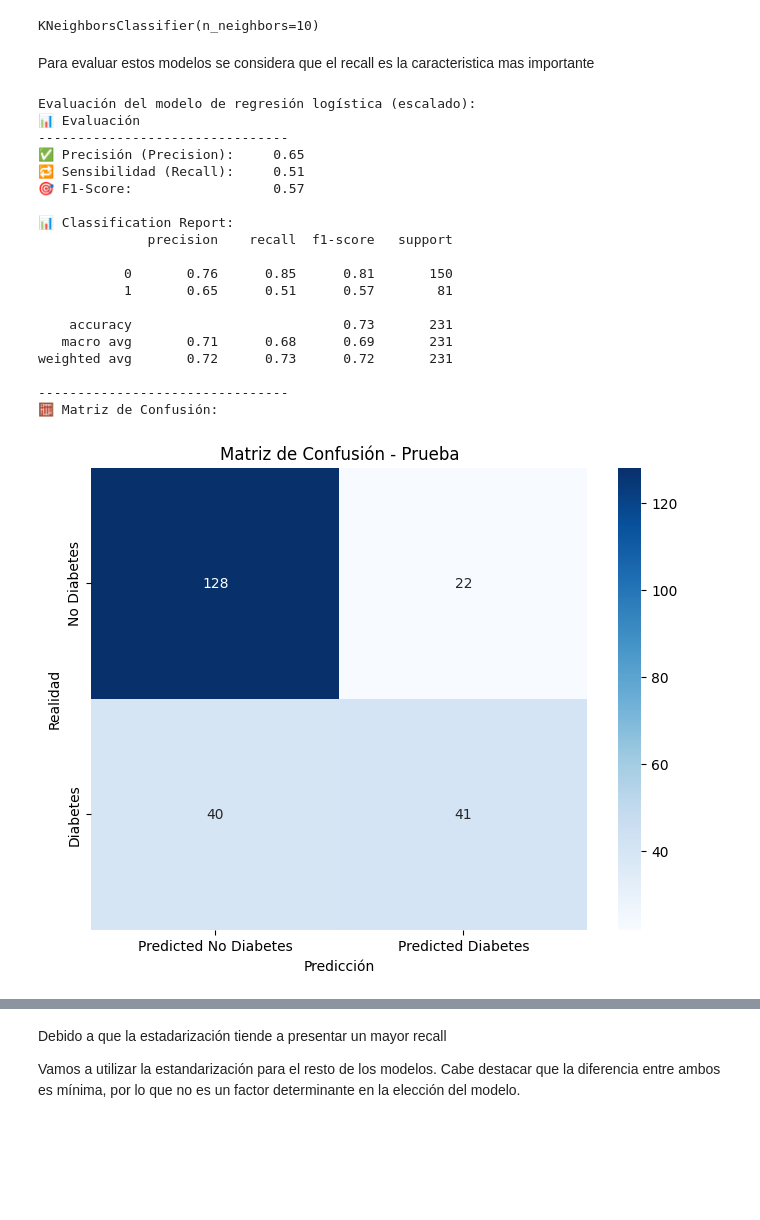
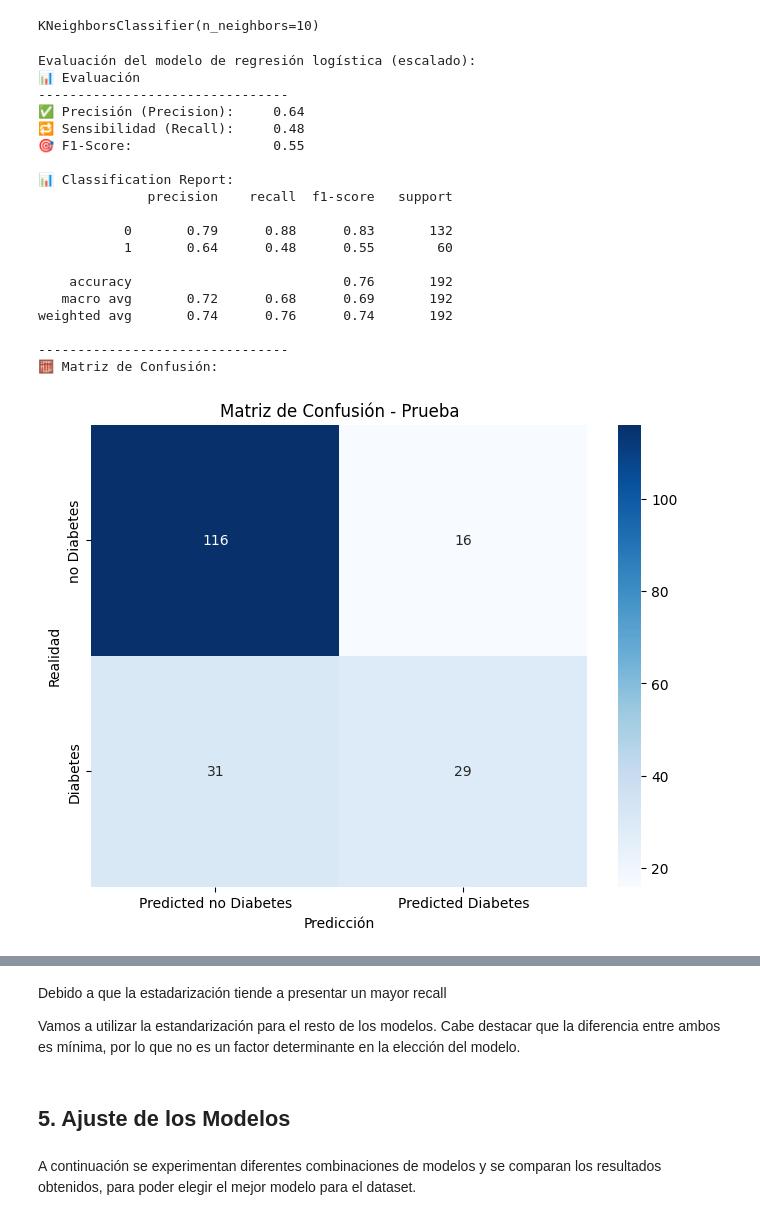
Before and after one commit to XoulEater/Proyecto_1_IA, a Jupyter notebook: diabetes.ipynb, the cells around one changed output, grey strips where cells are left out. Drawn from its saved outputs; the diff is of its cells as text; code cells hidden in the pictures; blank space fills up the shorter version.

```diff
--- a/diabetes.ipynb
+++ b/diabetes.ipynb
@@ -132,0 +146,3 @@ plt.show()
+# %%
+# Drop BloodPressure and SkinThickness
+data.drop(columns=['BloodPressure', 'SkinThickness'], inplace=True)
@@ -143,5 +164,5 @@ from sklearn.preprocessing import StandardScaler
 # %%
-
+# Función para evaluar modelos
 def evaluate_model(X_test, y_test, model, threshold=0.5, cmap='Blues'):
     # Predecir probabilidades
     y_prob = model.predict_proba(X_test)[:, 1]
@@ -149,7 +170,7 @@ def evaluate_model(X_test, y_test, model, threshold=0.5, cmap='Blues'):
     # Ajustar el umbral de decisión
     y_test_pred = (y_prob >= threshold).astype(int)
 
- # Evaluar el modelo en el conjunto de prueba
+    # Evaluar el modelo en el conjunto de prueba
     precision = precision_score(y_test, y_test_pred)
     recall = recall_score(y_test, y_test_pred)
     f1 = f1_score(y_test, y_test_pred)
@@ -165,7 +186,7 @@ def evaluate_model(X_test, y_test, model, threshold=0.5, cmap='Blues'):
     # Visualizar la matriz de confusión para prueba
     print("🧮 Matriz de Confusión:")
     cm_test = confusion_matrix(y_test, y_test_pred)
-    cm_test_df = pd.DataFrame(cm_test, index=['No Diabetes', 'Diabetes'], columns=['Predicted No Diabetes', 'Predicted Diabetes'])
+    cm_test_df = pd.DataFrame(cm_test, index=['no Diabetes', 'Diabetes'], columns=['Predicted no Diabetes', 'Predicted Diabetes'])
     plt.figure(figsize=(8, 6))
     sns.heatmap(cm_test_df, annot=True, fmt='d', cmap=cmap)
     plt.title('Matriz de Confusión - Prueba')
@@ -177,14 +200,14 @@ def evaluate_model(X_test, y_test, model, threshold=0.5, cmap='Blues'):
 # %%
-# Normalizar los datos
-X = df.drop('Outcome', axis=1)
-y = df['Outcome']
+# Definir features y target
+X = data.drop('Outcome', axis=1)
+y = data['Outcome']
 
 # Datos usando estandarización (StandardScaler)
 scaler = StandardScaler()
 X_scaled = scaler.fit_transform(X)
 
 # Datos usando normalización (MinMaxScaler)
-from sklearn.preprocessing import MinMaxScaler
+
 scaler = MinMaxScaler()
 X_normalized = scaler.fit_transform(X)
 
@@ -203,50 +226,46 @@ rl_model_n.fit(X_train_n, y_train_n)
 LogisticRegression(max_iter=1000)
 # %%
 # Entrenar el modelo KNN
-
-knn_model = KNeighborsClassifier(n_neighbors=10)
-knn_model.fit(X_train_s, y_train_s)
-
+knn_model_s = KNeighborsClassifier(n_neighbors=10)
+knn_model_s.fit(X_train_s, y_train_s)
 
 knn_model_n = KNeighborsClassifier(n_neighbors=10)
 knn_model_n.fit(X_train_n, y_train_n)
 # %% [output]
 KNeighborsClassifier(n_neighbors=10)
-# %% [markdown]
-Para evaluar estos modelos se considera que el recall es la caracteristica mas importante
 # %%
 # Evaluar el modelo de regresión logística
 print("Evaluación del modelo de regresión logística (escalado):")
 evaluate_model(X_test_s, y_test_s, rl_model_s, cmap='Blues')
 print("Evaluación del modelo de regresión logística (normalizado):")
 evaluate_model(X_test_n, y_test_n, rl_model_n, cmap='Blues')
 
 # Evaluar el modelo KNN
 print("Evaluación del modelo KNN (escalado):")
-evaluate_model(X_test_s, y_test_s, knn_model, cmap='Reds')
+evaluate_model(X_test_s, y_test_s, knn_model_s, cmap='Reds')
 print("Evaluación del modelo KNN (normalizado):")
 evaluate_model(X_test_n, y_test_n, knn_model_n, cmap='Reds')
 # %% [output]
 Evaluación del modelo de regresión logística (escalado):
 📊 Evaluación
 --------------------------------
-✅ Precisión (Precision):     0.65
-🔁 Sensibilidad (Recall):     0.51
-🎯 F1-Score:                  0.57
+✅ Precisión (Precision):     0.64
+🔁 Sensibilidad (Recall):     0.48
+🎯 F1-Score:                  0.55
 
 📊 Classification Report:
               precision    recall  f1-score   support
 
-           0       0.76      0.85      0.81       150
-           1       0.65      0.51      0.57        81
+           0       0.79      0.88      0.83       132
+           1       0.64      0.48      0.55        60
 
-    accuracy                           0.73       231
-   macro avg       0.71      0.68      0.69       231
-weighted avg       0.72      0.73      0.72       231
+    accuracy                           0.76       192
+   macro avg       0.72      0.68      0.69       192
+weighted avg       0.74      0.76      0.74       192
 
 --------------------------------
 🧮 Matriz de Confusión:
-[figure, old version]
+[figure, new version]
 Evaluación del modelo de regresión logística (normalizado):
 📊 Evaluación
 --------------------------------
@@ -320 +339,5 @@ X_test = X_test_s
+# %% [markdown]
+## 5. Ajuste de los Modelos
+# %% [markdown]
+A continuación se experimentan diferentes combinaciones de modelos y se comparan los resultados obtenidos, para poder elegir el mejor modelo para el dataset.
 # %% [markdown]
```
Also changed, not shown: parts of 67 cells of this notebook.
